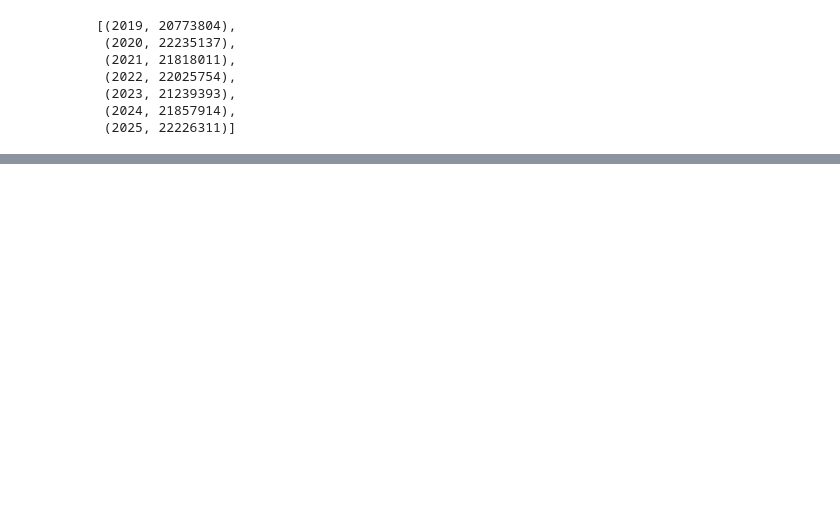
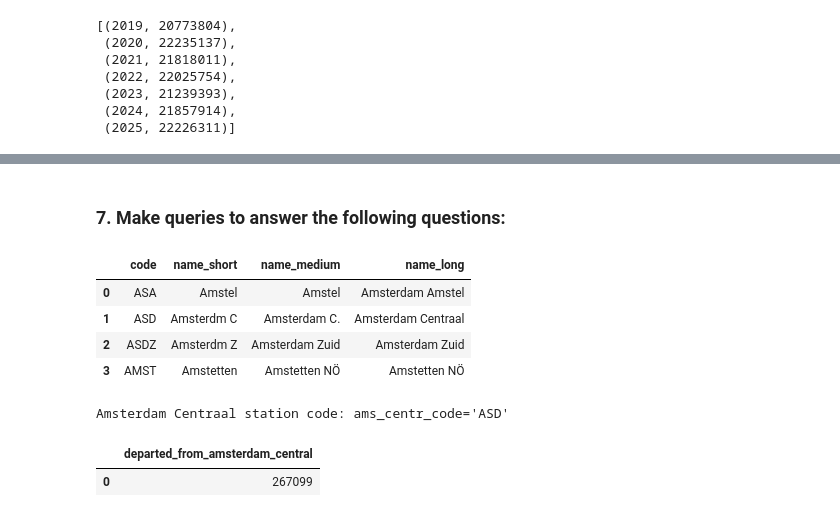
Before and after one commit to xiazek/issi_MLOps_lab, a Jupyter notebook: lab02/homework.ipynb, the cells around one changed output, grey strips where cells are left out. Drawn from its saved outputs; the diff is of its cells as text; code cells hidden in the pictures; blank space fills up the shorter version.

```diff
--- a/lab02/homework.ipynb
+++ b/lab02/homework.ipynb
@@ -223,0 +262,19 @@ with duckdb.connect("data/duckdb_trains.db") as db:
+# %%
+# tables to use
+
+with duckdb.connect("data/duckdb_trains.db") as db:
+
+    print("stations")
+    display(db.sql("DESCRIBE services"))
+    print("distances_long")
+    display(db.sql("DESCRIBE distances_long"))
+    print("distances_long")
+    display(db.sql("DESCRIBE disruptions"))
+    print("disruptions")
+    display(db.sql("DESCRIBE stations"))
+    print("stations")
+
+# - services
+# - distances_long
+# - disruptions
+# - stations
@@ -223,0 +347,37 @@ with duckdb.connect("data/duckdb_trains.db") as db:
+# %% [markdown]
+### 7. Make queries to answer the following questions:
+# %%
+# 7.1. How many trains departed from Amsterdam Central station overall?
+
+with duckdb.connect("data/duckdb_trains.db") as db:
+
+    amsterdam_stations = db.sql(
+    """
+    SELECT code, name_short, name_medium, name_long FROM stations
+      WHERE "name_short" like 'Ams%'
+        order by name_short
+    """
+    ).df()
+    display(amsterdam_stations)
+
+    ams_centr_code= amsterdam_stations[amsterdam_stations["name_long"] == "Amsterdam Centraal"]["code"].iloc[0]
+    print(f"Amsterdam Centraal station code: {ams_centr_code=}")
+
+    departed_from_amsterdam_central = db.execute(
+    """
+    SELECT COUNT(*) AS departed_from_amsterdam_central FROM services
+        WHERE "Stop:Station code" = $ams_centr_code
+          AND "Stop:Departure time" IS NOT NULL
+    """,
+    {"ams_centr_code": ams_centr_code}
+    ).df()
+    display(departed_from_amsterdam_central.head())
+# %% [output]
+|  | code | name_short | name_medium | name_long |
+| 0 | ASA | Amstel | Amstel | Amsterdam Amstel |
+| 1 | ASD | Amsterdm C | Amsterdam C. | Amsterdam Centraal |
+| 2 | ASDZ | Amsterdm Z | Amsterdam Zuid | Amsterdam Zuid |
+| 3 | AMST | Amstetten | Amstetten NÖ | Amstetten NÖ |
+Amsterdam Centraal station code: ams_centr_code='ASD'
+|  | departed_from_amsterdam_central |
+| 0 | 267099 |
```
Also changed, not shown: parts of 19 cells of this notebook.
